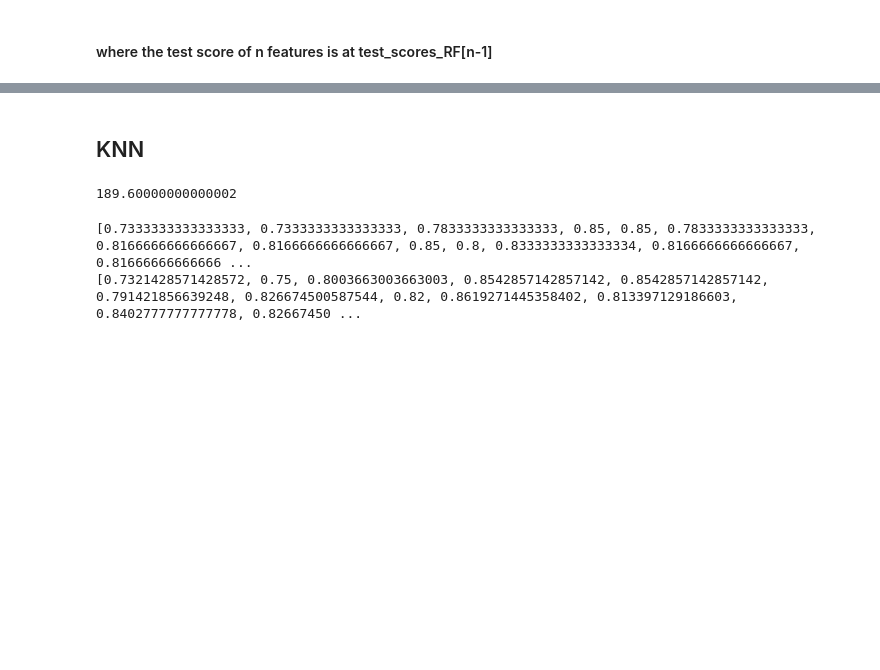
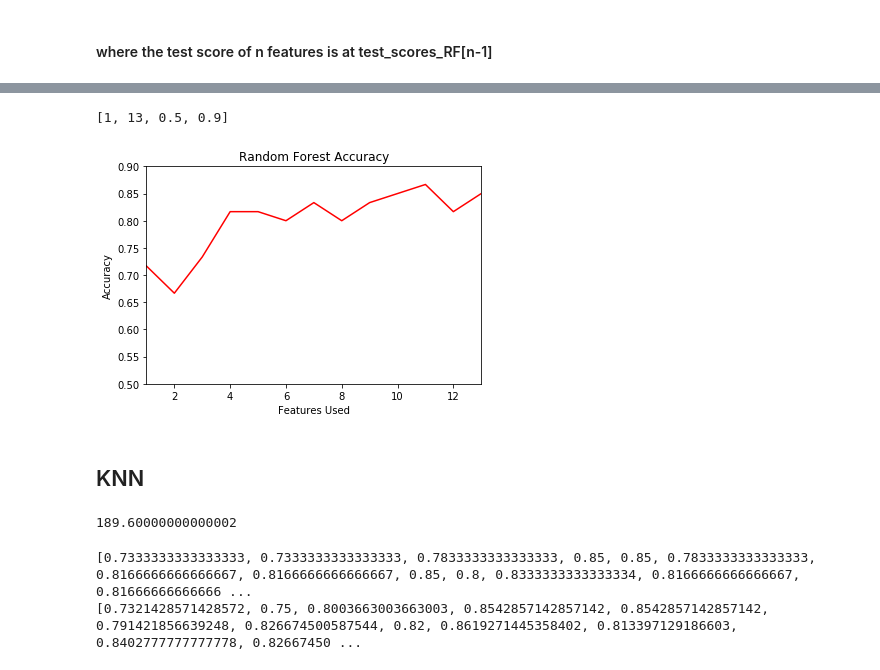
Before and after one commit to ardenma/COGS118BProject, a Jupyter notebook: classifications.ipynb, the cells around one changed output, grey strips where cells are left out. Cells and saved outputs as stored; diff of their text form; code cells hidden in the pictures; blank space fills up the shorter version.

```diff
--- a/classifications.ipynb
+++ b/classifications.ipynb
@@ -171,3 +181,12 @@ score: 0.8687782805429863
+# %%
+plt.plot(list(range(1,14)), test_scores_RF, 'r')
+plt.title('Random Forest Accuracy')
+plt.xlabel('Features Used')
+plt.ylabel('Accuracy')
+plt.axis([1,13,0.5,0.9])
+# %% [output]
+[1, 13, 0.5, 0.9]
+[figure, added]
 # %% [markdown]
 ## KNN
 # %%
```
Also changed, not shown: parts of 10 cells of this notebook.
